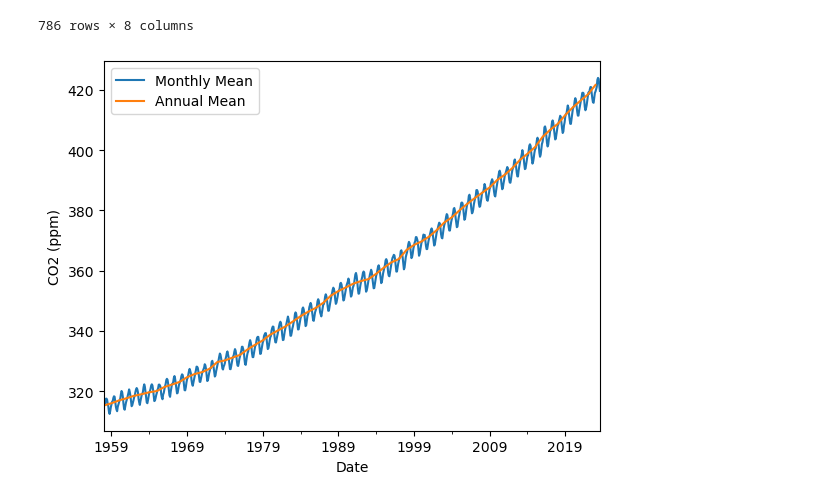
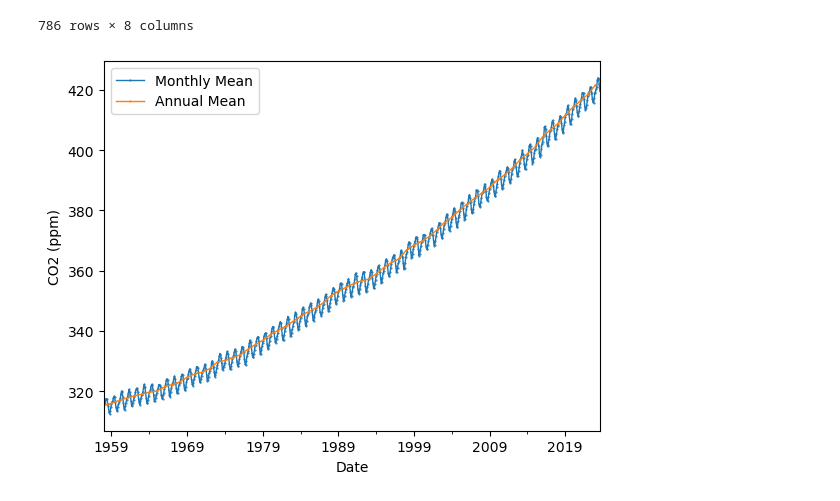
Before and after one commit to YuweiZJ/Climate_Chem_Fall2023, a Jupyter notebook: Trends_in_CO2_NOAA.ipynb, the cells around one changed output. Cells and saved outputs as stored; diff of their text form; code cells hidden in the pictures.

```diff
--- a/Trends_in_CO2_NOAA.ipynb
+++ b/Trends_in_CO2_NOAA.ipynb
@@ -28,9 +28,9 @@ Data
 786 rows × 8 columns
 # %%
 ax = plt.subplots();
-ax = Data['average'].plot();
-ax = Data['average'].resample('A').mean().plot();
+ax = Data['average'].plot(style = '.-',linewidth= 1, markersize = 1);
+ax = Data['average'].resample('A').mean().plot(style = '.-',linewidth= 1,markersize = 1);
 ax.legend(['Monthly Mean','Annual Mean']);
 plt.ylabel('CO2 (ppm)');
 # %% [output]
-[figure, old version]
+[figure, new version]
```
